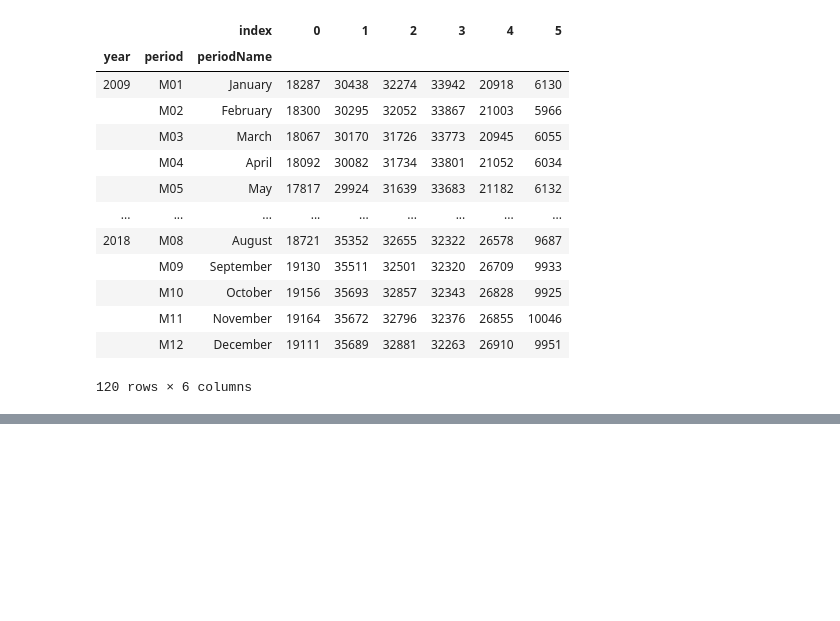
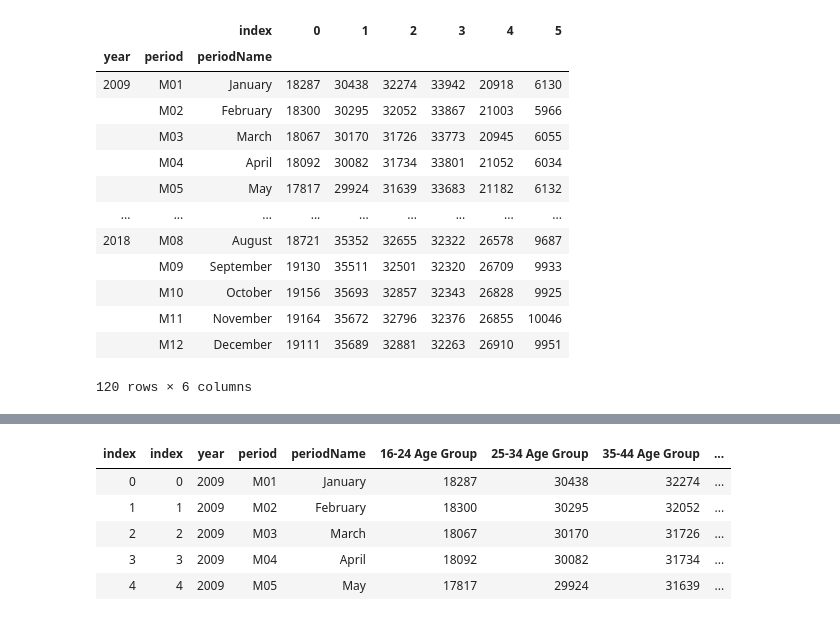
Before and after one commit to soraerae/Project-01-Employment-Data, a Jupyter notebook: jobs_age.ipynb, the cells around one changed output, grey strips where cells are left out. Saved outputs shown, nothing was run; the diff lists cells and outputs as text; code cells hidden in the pictures; blank space fills up the shorter version.

```diff
--- a/jobs_age.ipynb
+++ b/jobs_age.ipynb
@@ -156,2 +171,17 @@ x = x.reset_index()
 # %%
 x.to_csv("jobs_age_df.csv", index = False)
+# %%
+job_age_df = x.rename(columns={0:'16-24 Age Group',
+                              1: '25-34 Age Group',
+                              2: '35-44 Age Group',
+                              3: '45-54 Age Group',
+                              4: '55-64 Age Group',
+                              5: '65 and Over Group'})
+job_age_df.head()
+# %% [output]
+| index | index | year | period | periodName | 16-24 Age Group | 25-34 Age Group | 35-44 Age Group | ... |
+| 0 | 0 | 2009 | M01 | January | 18287 | 30438 | 32274 | ... |
+| 1 | 1 | 2009 | M02 | February | 18300 | 30295 | 32052 | ... |
+| 2 | 2 | 2009 | M03 | March | 18067 | 30170 | 31726 | ... |
+| 3 | 3 | 2009 | M04 | April | 18092 | 30082 | 31734 | ... |
+| 4 | 4 | 2009 | M05 | May | 17817 | 29924 | 31639 | ... |
```
Also changed, not shown: parts of 1 cell of this notebook.
